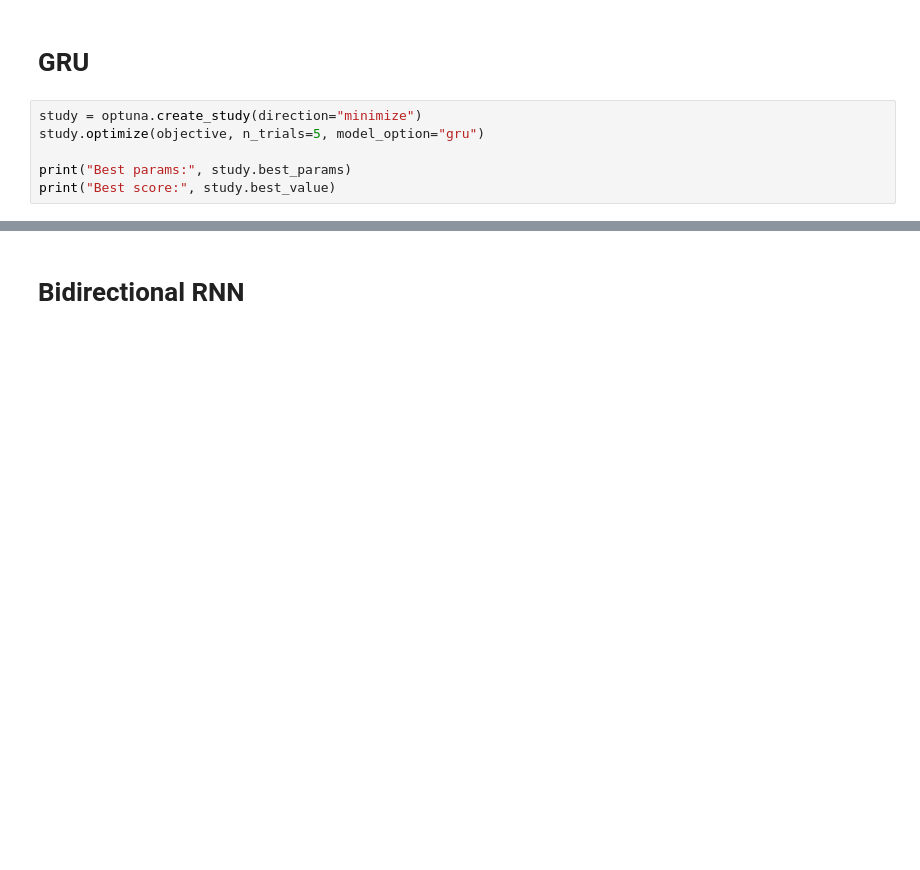
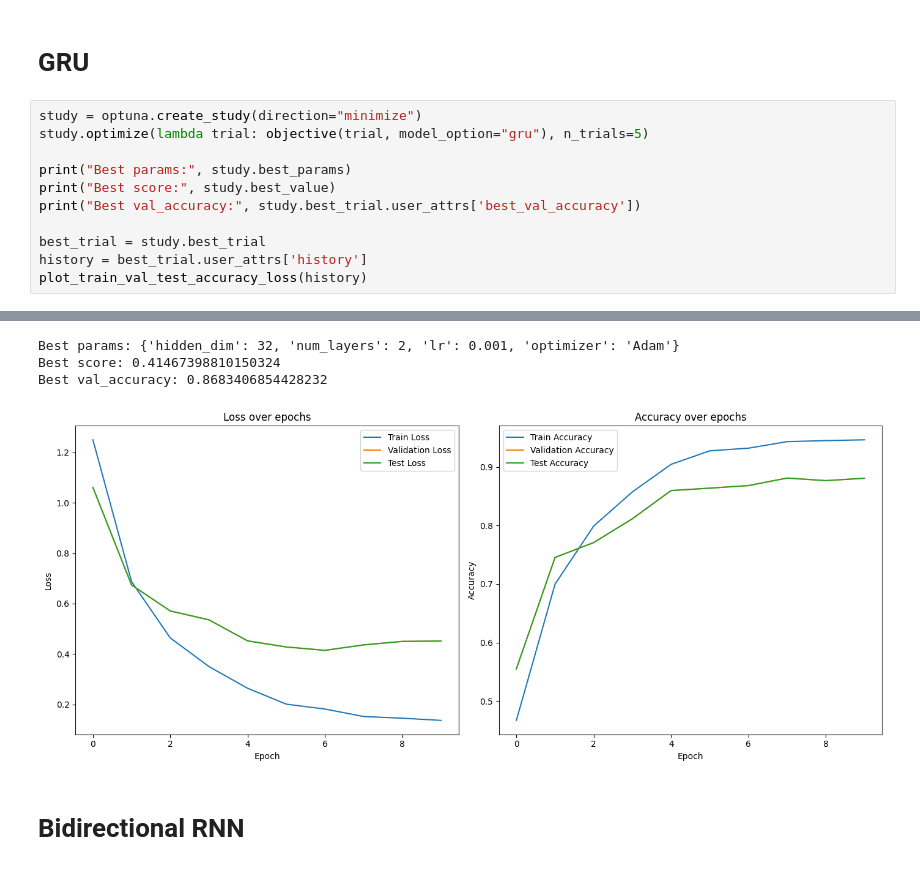
Before and after one commit to TheAlexGrimes30/Neural-Networks, a Jupyter notebook: RecurrentNN/rnn.ipynb, the cells around one changed output, grey strips where cells are left out. Drawn from its saved outputs; the diff is of its cells as text; blank space fills up the shorter version.

```diff
--- a/RecurrentNN/rnn.ipynb
+++ b/RecurrentNN/rnn.ipynb
@@ -281,7 +348,13 @@ print("Best score:", study.best_value)
 # GRU
 # %%
 study = optuna.create_study(direction="minimize")
-study.optimize(objective, n_trials=5, model_option="gru")
+study.optimize(lambda trial: objective(trial, model_option="gru"), n_trials=5)
 
 print("Best params:", study.best_params)
 print("Best score:", study.best_value)
+print("Best val_accuracy:", study.best_trial.user_attrs['best_val_accuracy'])
+
+best_trial = study.best_trial
+history = best_trial.user_attrs['history']
+plot_train_val_test_accuracy_loss(history)
+# %% [output]
@@ -288,3 +367,7 @@ print("Best score:", study.best_value)
+Best params: {'hidden_dim': 32, 'num_layers': 2, 'lr': 0.001, 'optimizer': 'Adam'}
+Best score: 0.41467398810150324
+Best val_accuracy: 0.8683406854428232
+[figure, added]
 # %% [markdown]
 # Bidirectional RNN
 # %%
```
Also changed, not shown: parts of 9 cells of this notebook.
